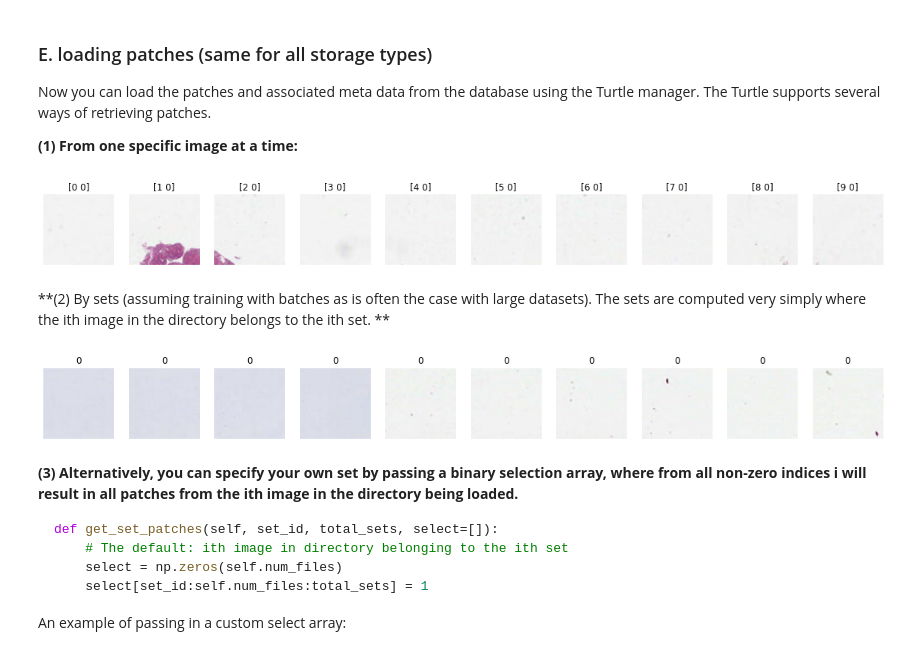
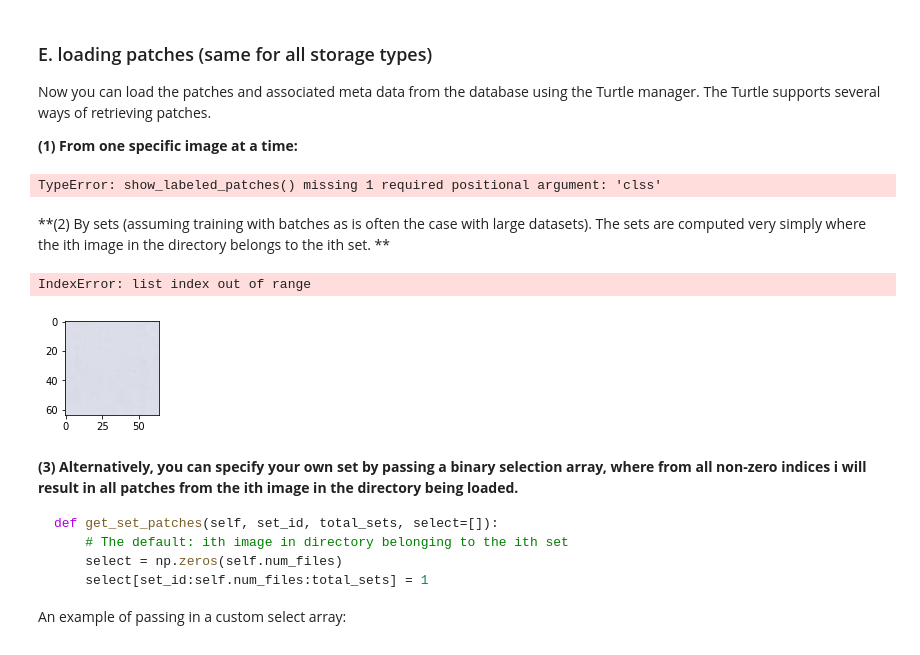
Before and after one commit to sidhomj/qpath_unet, a Jupyter notebook: tmp_resources/jupyterlab/Using py-wsi.ipynb, the cells around one changed output. Saved outputs shown, nothing was run; the diff lists cells and outputs as text; code cells hidden in the pictures.

```diff
--- a/tmp_resources/jupyterlab/Using py-wsi.ipynb
+++ b/tmp_resources/jupyterlab/Using py-wsi.ipynb
@@ -168,9 +168,9 @@ Now you can load the patches and associated meta data from the database using th
 # %%
 patches, coords, classes, labels = turtle.get_patches_from_file(sample_image)
 # %%
-tk.show_labeled_patches(patches[:10], coords[:10])
+# tk.show_labeled_patches(patches[:10], coords[:10])
 # %% [output]
-[figure, removed]
+TypeError: show_labeled_patches() missing 1 required positional argument: 'clss'
 # %% [markdown]
 **(2) By sets (assuming training with batches as is often the case with large datasets). The sets are computed very simply where the ith image in the directory belongs to the ith set. **
 # %%
@@ -178,9 +178,10 @@ set_id = 0
 total_sets = 2
 patches, coords, classes, labels = turtle.get_set_patches(set_id, total_sets)
 # %%
-tk.show_labeled_patches(patches[50:60], classes[50:60])
+# tk.show_labeled_patches(patches[50:60], classes[50:60])
 # %% [output]
+IndexError: list index out of range
-[figure, old version]
+[figure, new version]
 # %% [markdown]
 **(3) Alternatively, you can specify your own set by passing a binary selection array, where from all non-zero indices i will result in all patches from the ith image in the directory being loaded.**
 
```
Also changed, not shown: parts of 5 cells of this notebook, 19 other files.
